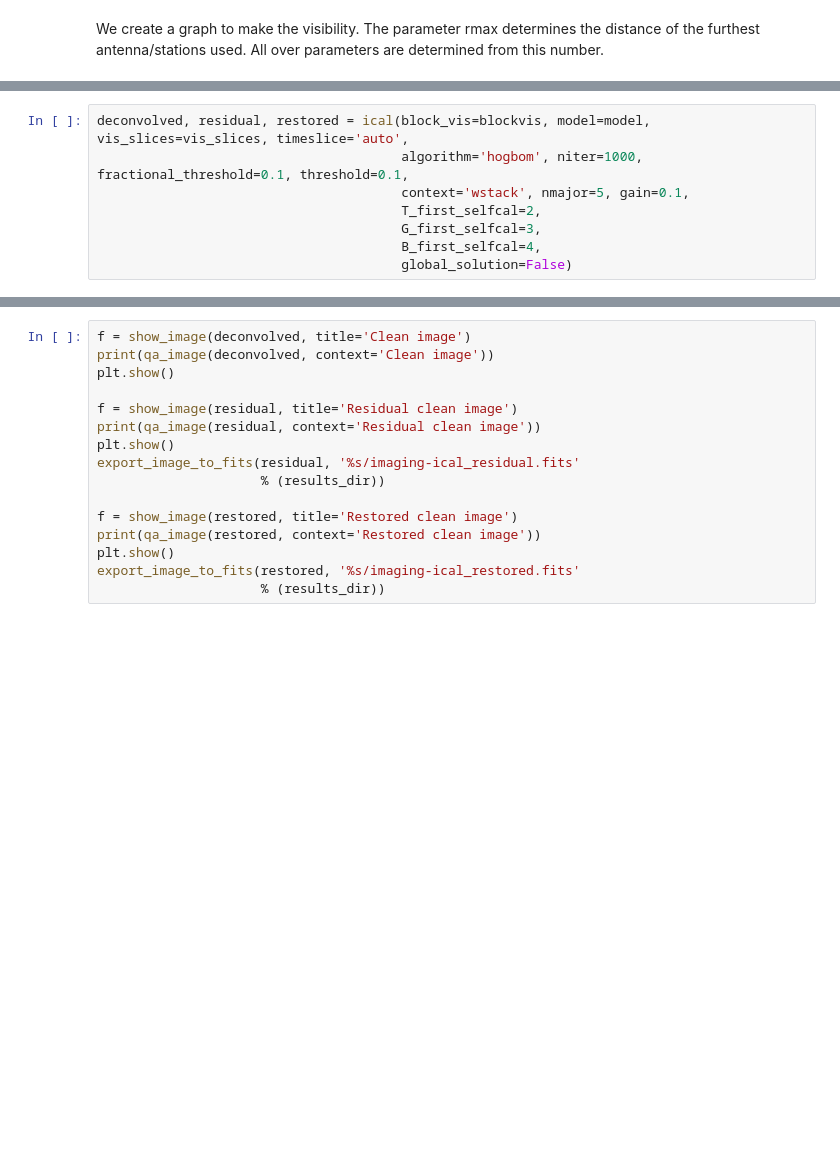
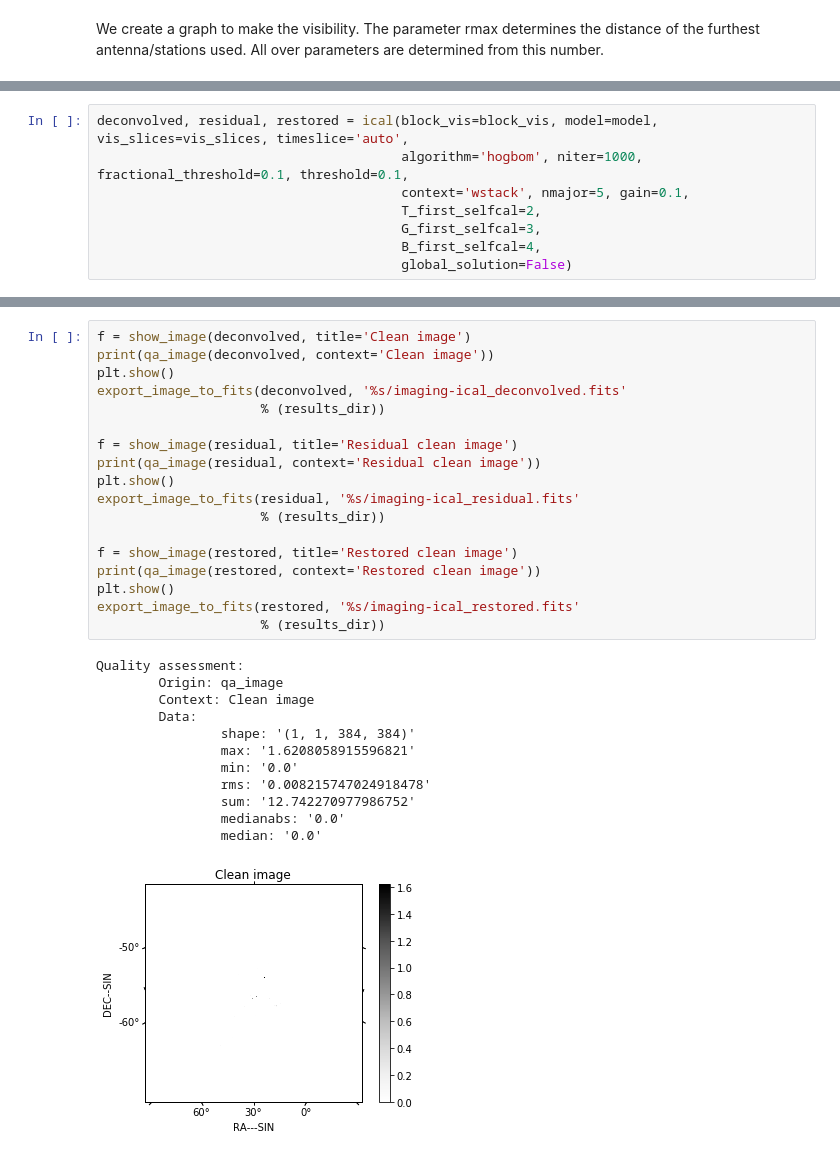
Before and after one commit to SKA-ScienceDataProcessor/algorithm-reference-library, a Jupyter notebook: processing_components/notebooks/imaging-pipelines-sip.ipynb, the cells around one changed output, grey strips where cells are left out. Saved outputs shown, nothing was run; the diff lists cells and outputs as text; blank space fills up the shorter version.

```diff
--- a/processing_components/notebooks/imaging-pipelines-sip.ipynb
+++ b/processing_components/notebooks/imaging-pipelines-sip.ipynb
@@ -96,5 +178,5 @@ plt.show()
 # %%
-deconvolved, residual, restored = ical(block_vis=blockvis, model=model, vis_slices=vis_slices, timeslice='auto',
+deconvolved, residual, restored = ical(block_vis=block_vis, model=model, vis_slices=vis_slices, timeslice='auto',
                                        algorithm='hogbom', niter=1000, fractional_threshold=0.1, threshold=0.1,
                                        context='wstack', nmajor=5, gain=0.1,
                                        T_first_selfcal=2,
@@ -104,16 +204,31 @@ deconvolved, residual, restored = ical(block_vis=blockvis, model=model, vis_slic
 # %%
 f = show_image(deconvolved, title='Clean image')
 print(qa_image(deconvolved, context='Clean image'))
 plt.show()
+export_image_to_fits(deconvolved, '%s/imaging-ical_deconvolved.fits'
+                     % (results_dir))
 
 f = show_image(residual, title='Residual clean image')
 print(qa_image(residual, context='Residual clean image'))
 plt.show()
 export_image_to_fits(residual, '%s/imaging-ical_residual.fits'
                      % (results_dir))
 
 f = show_image(restored, title='Restored clean image')
 print(qa_image(restored, context='Restored clean image'))
 plt.show()
 export_image_to_fits(restored, '%s/imaging-ical_restored.fits'
                      % (results_dir))
+# %% [output]
+Quality assessment:
+        Origin: qa_image
+        Context: Clean image
+        Data:
+                shape: '(1, 1, 384, 384)'
+                max: '1.6208058915596821'
+                min: '0.0'
+                rms: '0.008215747024918478'
+                sum: '12.742270977986752'
+                medianabs: '0.0'
+                median: '0.0'
+[figure, added]
```
Also changed, not shown: parts of 17 cells of this notebook.
